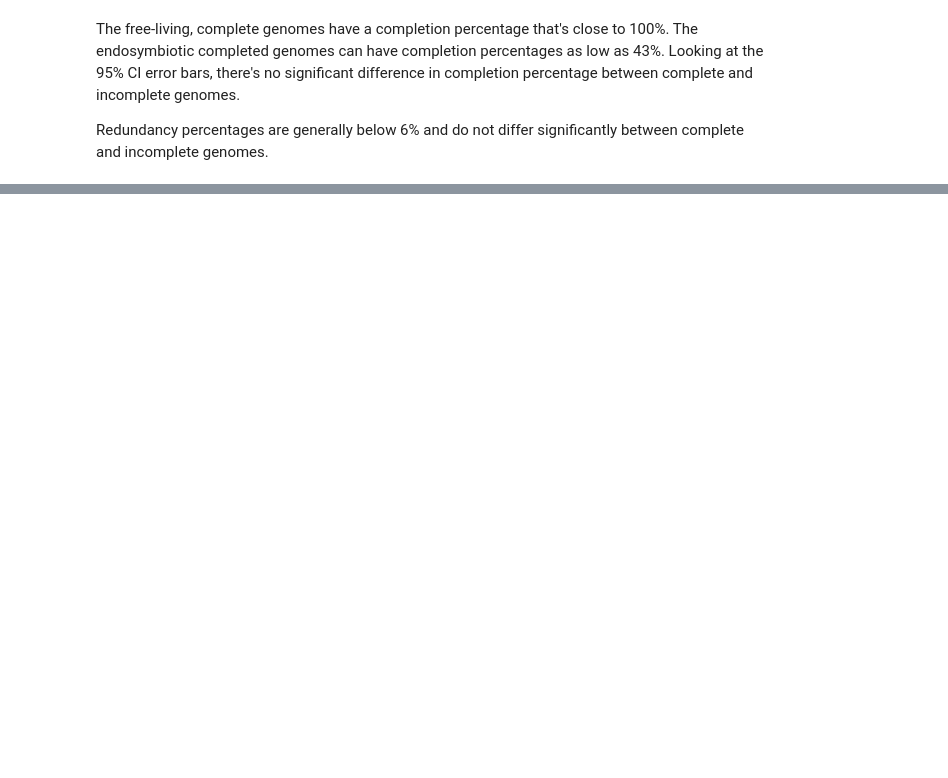
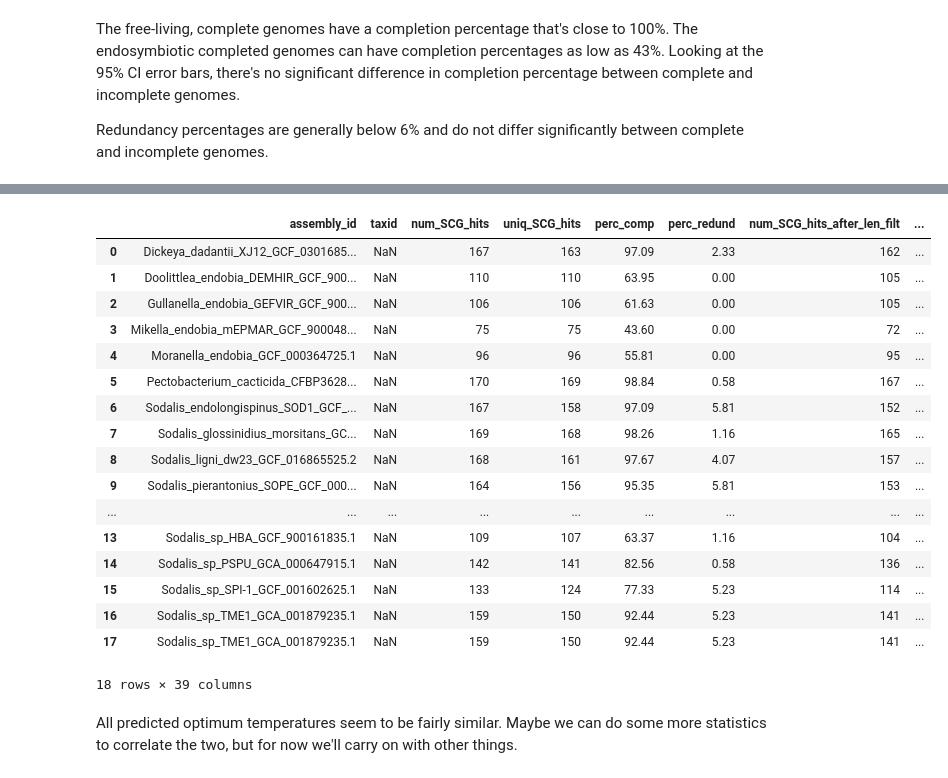
Before and after one commit to drumfreakk/GBI_endosymbiosis, a Jupyter notebook: endosymbiosis_logbook.ipynb, the cells around one changed output, grey strips where cells are left out. Saved outputs shown, nothing was run; the diff lists cells and outputs as text; code cells hidden in the pictures; blank space fills up the shorter version.

Commit message:
merge fix?

```diff
--- a/endosymbiosis_logbook.ipynb
+++ b/endosymbiosis_logbook.ipynb
@@ -111,0 +201,25 @@ plt.show()
+# %%
+df2 = pd.read_table("GenomeSpot/temperatures.tsv")
+df = pd.merge(df, df2, left_on="assembly_id", right_on="assembly_id")
+df
+# %% [output]
+|  | assembly_id | taxid | num_SCG_hits | uniq_SCG_hits | perc_comp | perc_redund | num_SCG_hits_after_len_filt | ... |
+| 0 | Dickeya_dadantii_XJ12_GCF_0301685... | NaN | 167 | 163 | 97.09 | 2.33 | 162 | ... |
+| 1 | Doolittlea_endobia_DEMHIR_GCF_900... | NaN | 110 | 110 | 63.95 | 0.00 | 105 | ... |
+| 2 | Gullanella_endobia_GEFVIR_GCF_900... | NaN | 106 | 106 | 61.63 | 0.00 | 105 | ... |
+| 3 | Mikella_endobia_mEPMAR_GCF_900048... | NaN | 75 | 75 | 43.60 | 0.00 | 72 | ... |
+| 4 | Moranella_endobia_GCF_000364725.1 | NaN | 96 | 96 | 55.81 | 0.00 | 95 | ... |
+| 5 | Pectobacterium_cacticida_CFBP3628... | NaN | 170 | 169 | 98.84 | 0.58 | 167 | ... |
+| 6 | Sodalis_endolongispinus_SOD1_GCF_... | NaN | 167 | 158 | 97.09 | 5.81 | 152 | ... |
+| 7 | Sodalis_glossinidius_morsitans_GC... | NaN | 169 | 168 | 98.26 | 1.16 | 165 | ... |
+| 8 | Sodalis_ligni_dw23_GCF_016865525.2 | NaN | 168 | 161 | 97.67 | 4.07 | 157 | ... |
+| 9 | Sodalis_pierantonius_SOPE_GCF_000... | NaN | 164 | 156 | 95.35 | 5.81 | 153 | ... |
+| ... | ... | ... | ... | ... | ... | ... | ... | ... |
+| 13 | Sodalis_sp_HBA_GCF_900161835.1 | NaN | 109 | 107 | 63.37 | 1.16 | 104 | ... |
+| 14 | Sodalis_sp_PSPU_GCA_000647915.1 | NaN | 142 | 141 | 82.56 | 0.58 | 136 | ... |
+| 15 | Sodalis_sp_SPI-1_GCF_001602625.1 | NaN | 133 | 124 | 77.33 | 5.23 | 114 | ... |
+| 16 | Sodalis_sp_TME1_GCA_001879235.1 | NaN | 159 | 150 | 92.44 | 5.23 | 141 | ... |
+| 17 | Sodalis_sp_TME1_GCA_001879235.1 | NaN | 159 | 150 | 92.44 | 5.23 | 141 | ... |
+18 rows × 39 columns
+# %% [markdown]
+All predicted optimum temperatures seem to be fairly similar. Maybe we can do some more statistics to correlate the two, but for now we'll carry on with other things.
```
Also changed, not shown: parts of 9 cells of this notebook, 4 other files.
